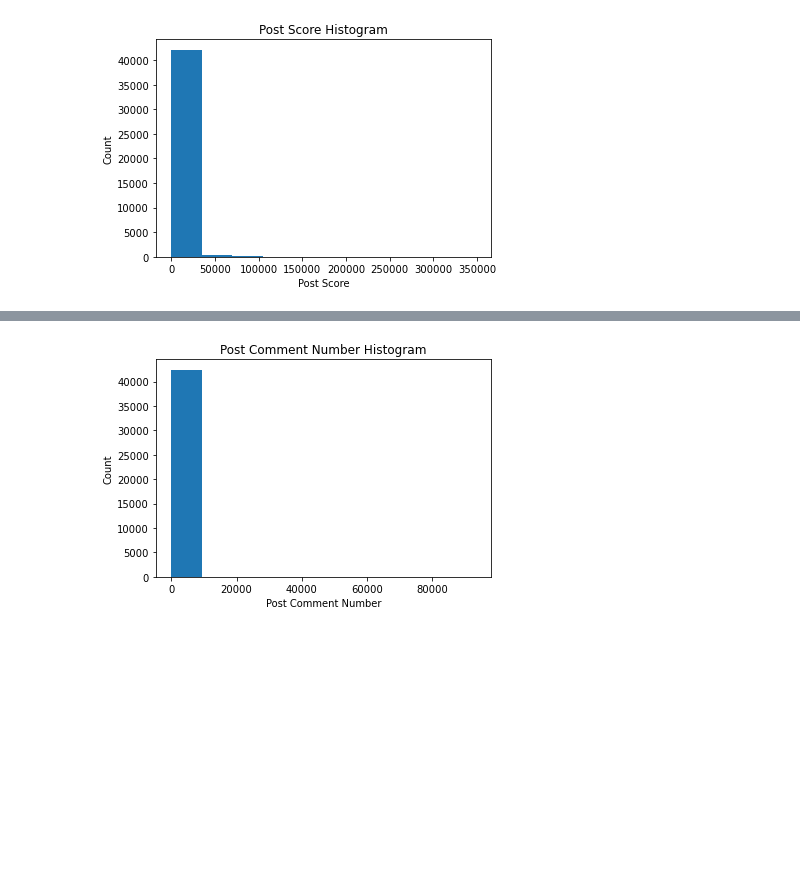
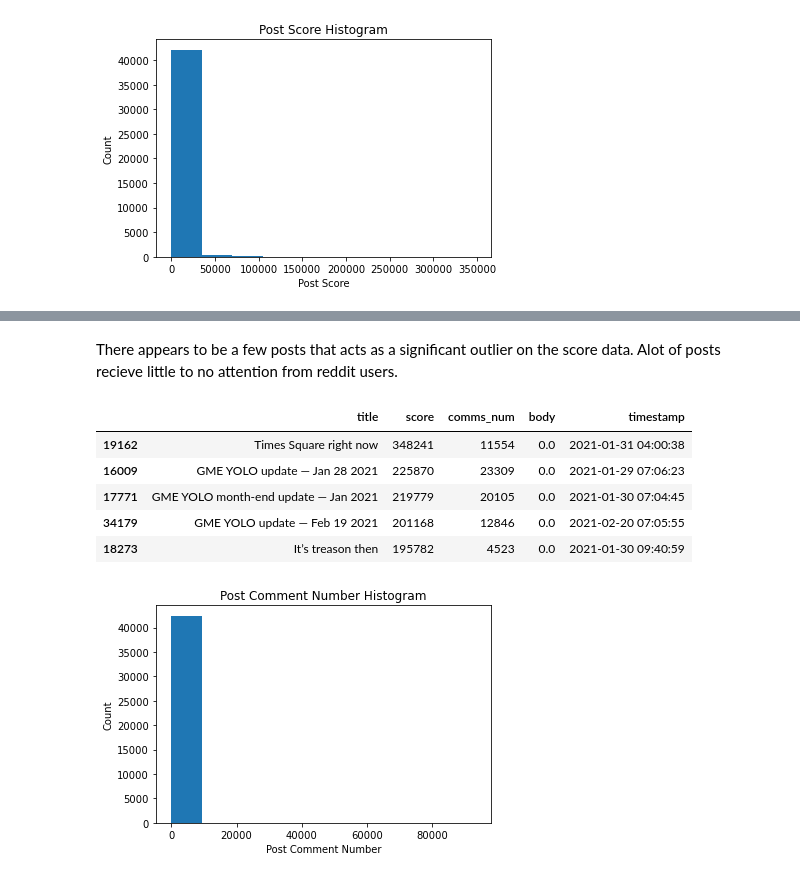
Before and after one commit to DavidFleurantin/INFO-2950-Final-Project, a Jupyter notebook: phaseII.ipynb, the cells around one changed output, grey strips where cells are left out. Drawn from its saved outputs; the diff is of its cells as text; code cells hidden in the pictures; blank space fills up the shorter version.

```diff
--- a/phaseII.ipynb
+++ b/phaseII.ipynb
@@ -427,3 +427,14 @@ There are only a few posts that recieve a high post.
+# %% [markdown]
+There appears to be a few posts that acts as a significant outlier on the score data. Alot of posts recieve little to no attention from reddit users.
+# %%
+reddit_data.nlargest(5, ['score'])
+# %% [output]
+|  | title | score | comms_num | body | timestamp |
+| 19162 | Times Square right now | 348241 | 11554 | 0.0 | 2021-01-31 04:00:38 |
+| 16009 | GME YOLO update — Jan 28 2021 | 225870 | 23309 | 0.0 | 2021-01-29 07:06:23 |
+| 17771 | GME YOLO month-end update — Jan 2021 | 219779 | 20105 | 0.0 | 2021-01-30 07:04:45 |
+| 34179 | GME YOLO update — Feb 19 2021 | 201168 | 12846 | 0.0 | 2021-02-20 07:05:55 |
+| 18273 | It’s treason then | 195782 | 4523 | 0.0 | 2021-01-30 09:40:59 |
 # %%
 
 #post comment number
```
Also changed, not shown: parts of 22 cells of this notebook, 4 other files.
